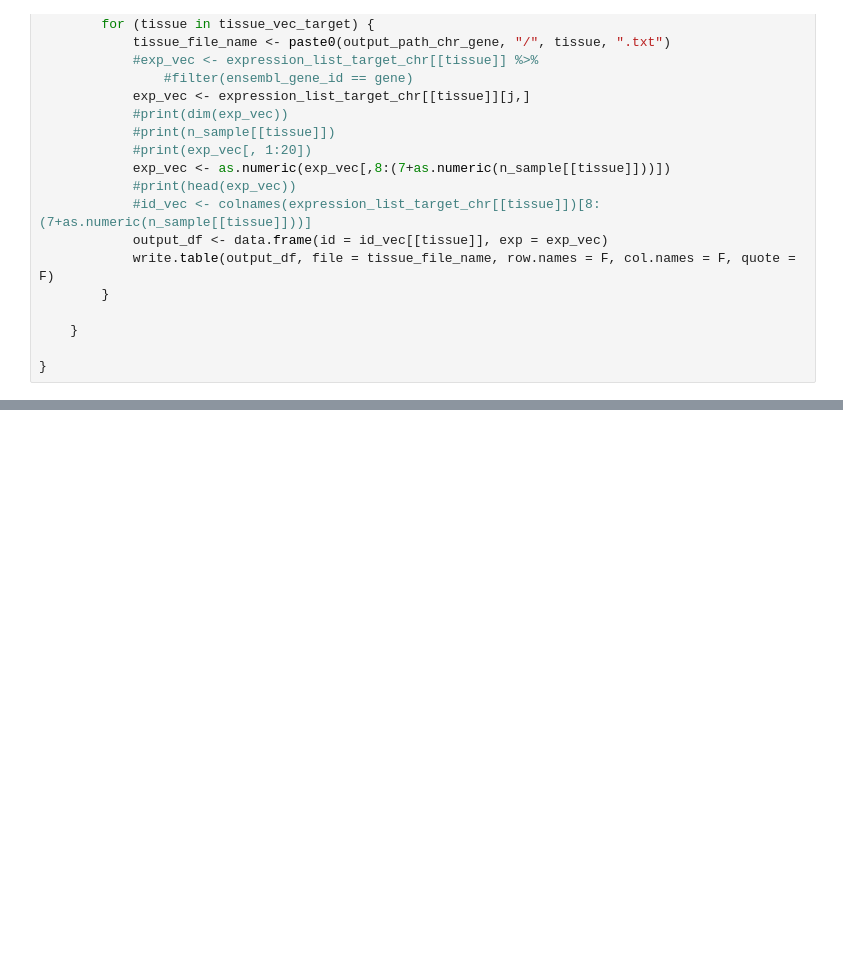
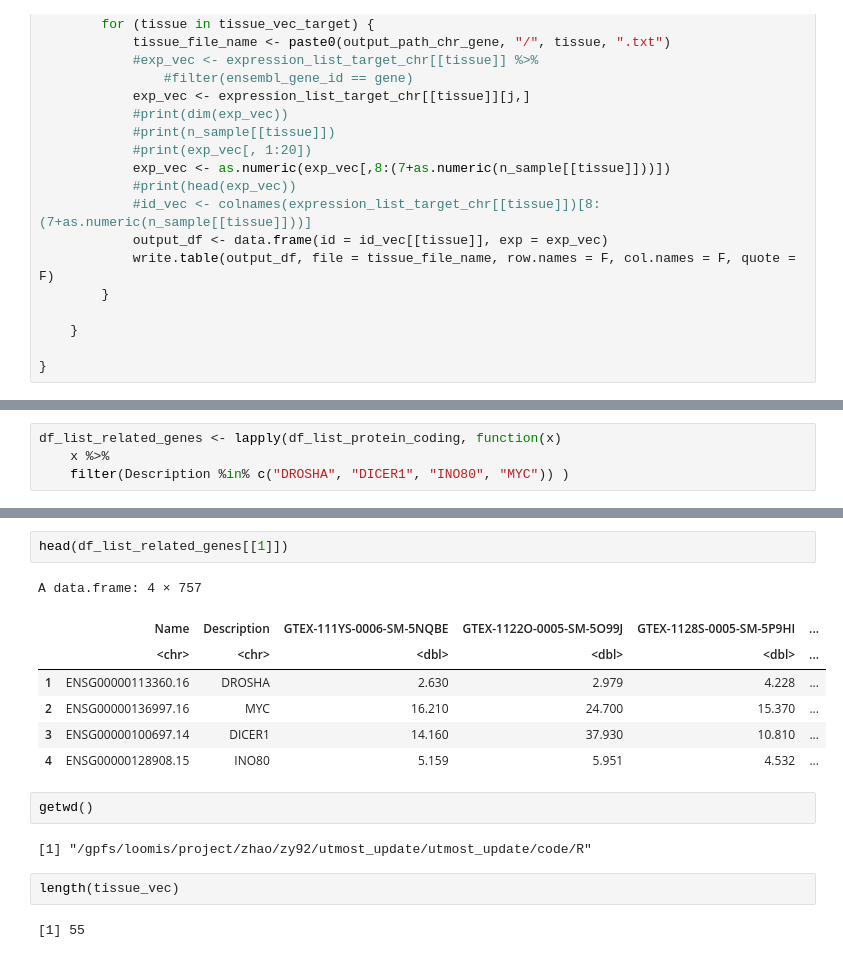
Before and after one commit to Joker-Jerome/utmost_update, a Jupyter notebook: code/R/non-coding_RNA.ipynb, the cells around one changed output, grey strips where cells are left out. Drawn from its saved outputs; the diff is of its cells as text; blank space fills up the shorter version.

```diff
--- a/code/R/non-coding_RNA.ipynb
+++ b/code/R/non-coding_RNA.ipynb
@@ -383,0 +581,4 @@ for (i in task_index) {
+# %%
+df_list_related_genes <- lapply(df_list_protein_coding, function(x)
+    x %>%
+    filter(Description %in% c("DROSHA", "DICER1", "INO80", "MYC")) )
@@ -383,0 +629,18 @@ for (i in task_index) {
+# %%
+head(df_list_related_genes[[1]])
+# %% [output]
+A data.frame: 4 × 757
+|  | Name | Description | GTEX-111YS-0006-SM-5NQBE | GTEX-1122O-0005-SM-5O99J | GTEX-1128S-0005-SM-5P9HI | ... |
+|  | <chr> | <chr> | <dbl> | <dbl> | <dbl> | ... |
+| 1 | ENSG00000113360.16 | DROSHA | 2.630 | 2.979 | 4.228 | ... |
+| 2 | ENSG00000136997.16 | MYC | 16.210 | 24.700 | 15.370 | ... |
+| 3 | ENSG00000100697.14 | DICER1 | 14.160 | 37.930 | 10.810 | ... |
+| 4 | ENSG00000128908.15 | INO80 | 5.159 | 5.951 | 4.532 | ... |
+# %%
+getwd()
+# %% [output]
+[1] "/gpfs/loomis/project/zhao/zy92/utmost_update/utmost_update/code/R"
+# %%
+length(tissue_vec)
+# %% [output]
+[1] 55
```
Also changed, not shown: parts of 33 cells of this notebook, 11 other files.
